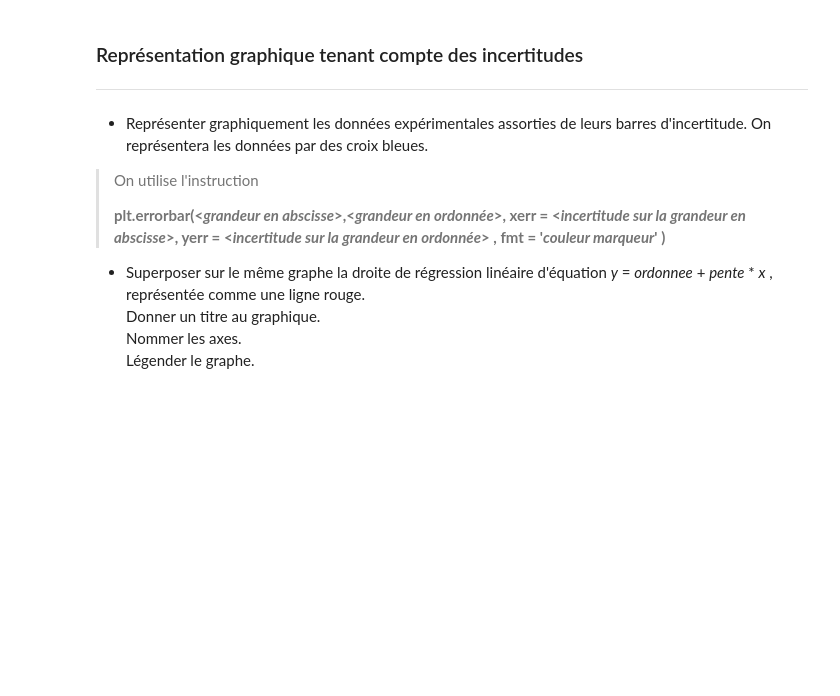
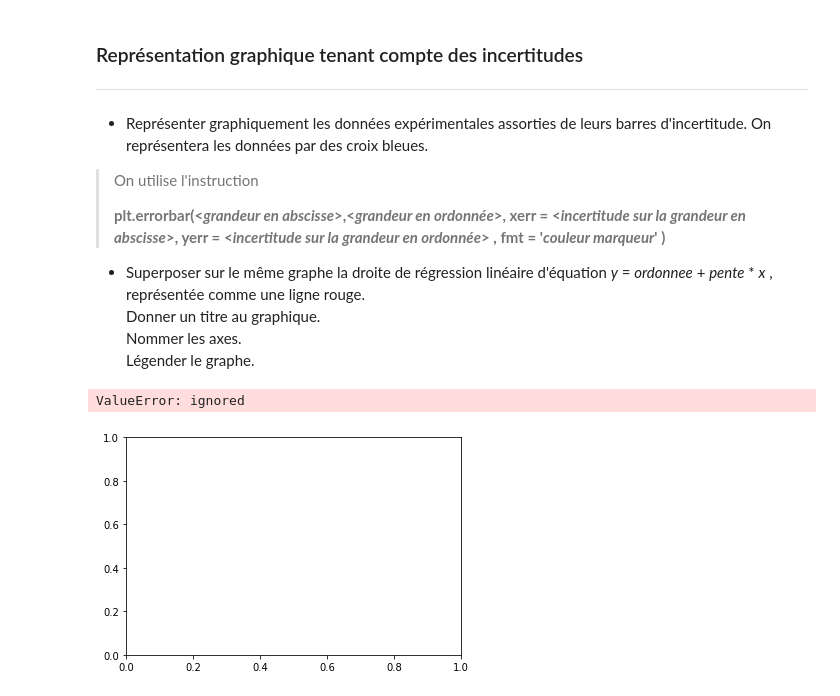
Before and after one commit to Th0m5s/CyberCodeOnline, a Jupyter notebook: TP_oscillations_smartphone.ipynb, the cells around one changed output. Cells and saved outputs as stored; diff of their text form; code cells hidden in the pictures; blank space fills up the shorter version.

```diff
--- a/TP_oscillations_smartphone.ipynb
+++ b/TP_oscillations_smartphone.ipynb
@@ -144,0 +149,11 @@ for i in range(N):
+# %%
+plt.errorbar(x, yreg, xerr = u_pente, yerr = u_ordo , fmt = 'bx' )
+plt.plot(x,yreg,'r')
+plt.xlabel('longueur (en m)')
+plt.ylabel('période (en s)')
+plt.title('Modélisation pendule simple')
+plt.grid()
+plt.show()
+# %% [output]
+ValueError: ignored
+[figure, added]
```
Also changed, not shown: parts of 7 cells of this notebook.
